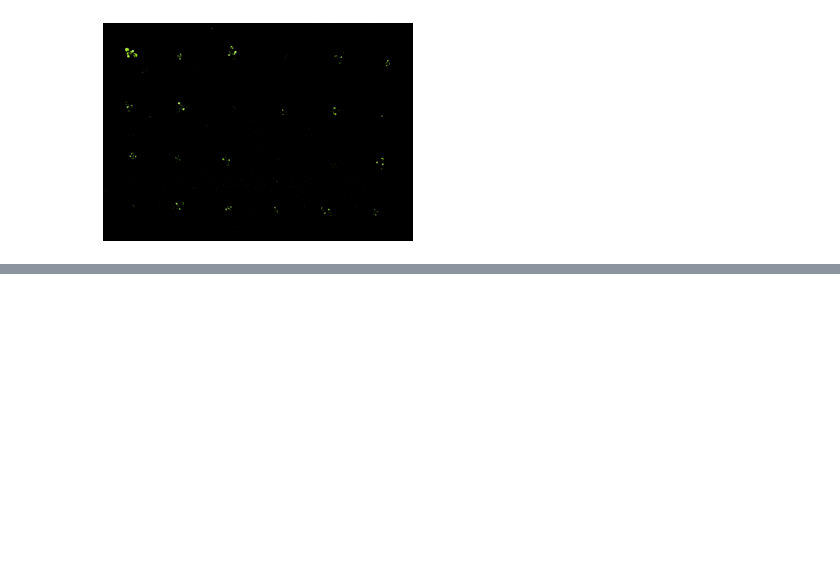
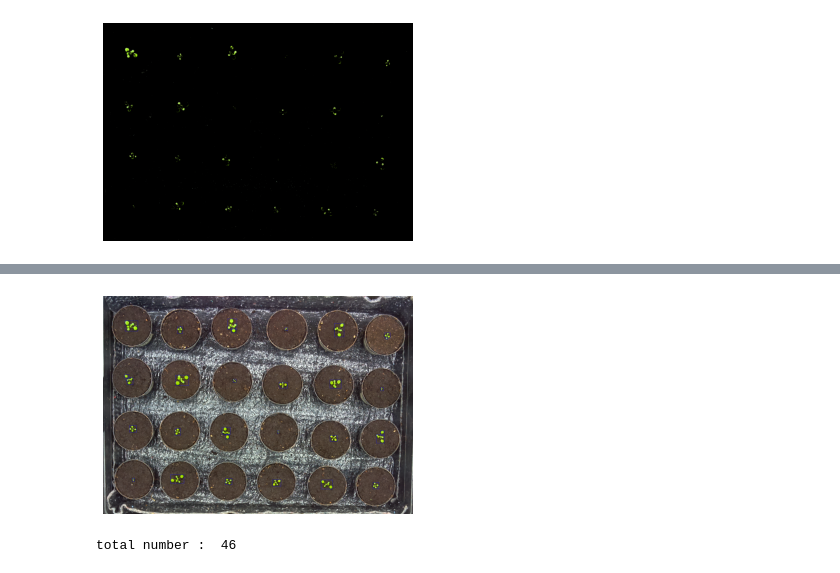
Before and after one commit to HenryLiangzy/COMP9517_Group, a Jupyter notebook: henry_individual_segment.ipynb, the cells around one changed output, grey strips where cells are left out. Saved outputs shown, nothing was run; the diff lists cells and outputs as text; code cells hidden in the pictures; blank space fills up the shorter version.

```diff
--- a/henry_individual_segment.ipynb
+++ b/henry_individual_segment.ipynb
@@ -94,0 +116,29 @@ show_rgb(img_hsv)
+# %%
+def connect(img, rate=0.5):
+
+    # enhance green
+    r, g, b = cv2.split(img)
+
+    img_temp = cv2.add(cv2.subtract(g, r), cv2.subtract(g, b))
+    img_temp = cv2.add(img_temp, img_temp)
+    img_out = cv2.add(cv2.subtract(img_temp, r), cv2.subtract(img_temp, b))
+
+    threshold = (np.max(img_out)+np.min(img_out)) * rate
+    ret, img_bin = cv2.threshold(img_out, threshold, 255, cv2.THRESH_BINARY)
+    num_labels, labels, stats, centers =cv2.connectedComponentsWithStats(img_bin, connectivity=8)
+
+    for t in range(1, num_labels):
+        x, y, w, h, area = stats[t]
+        cx, cy = centers[t]
+
+        # Draw the box
+        cv2.rectangle(img, (x, y), (x+w, y+h), (0, 0, 255), 1, 8, 0)
+
+    show_gray(img)
+    cv2.imwrite("labels.png", img)
+    print("total number : ", num_labels - 1)
+# %%
+connect(img)
+# %% [output]
+[figure, added]
+total number :  46
```
Also changed, not shown: parts of 3 cells of this notebook.
